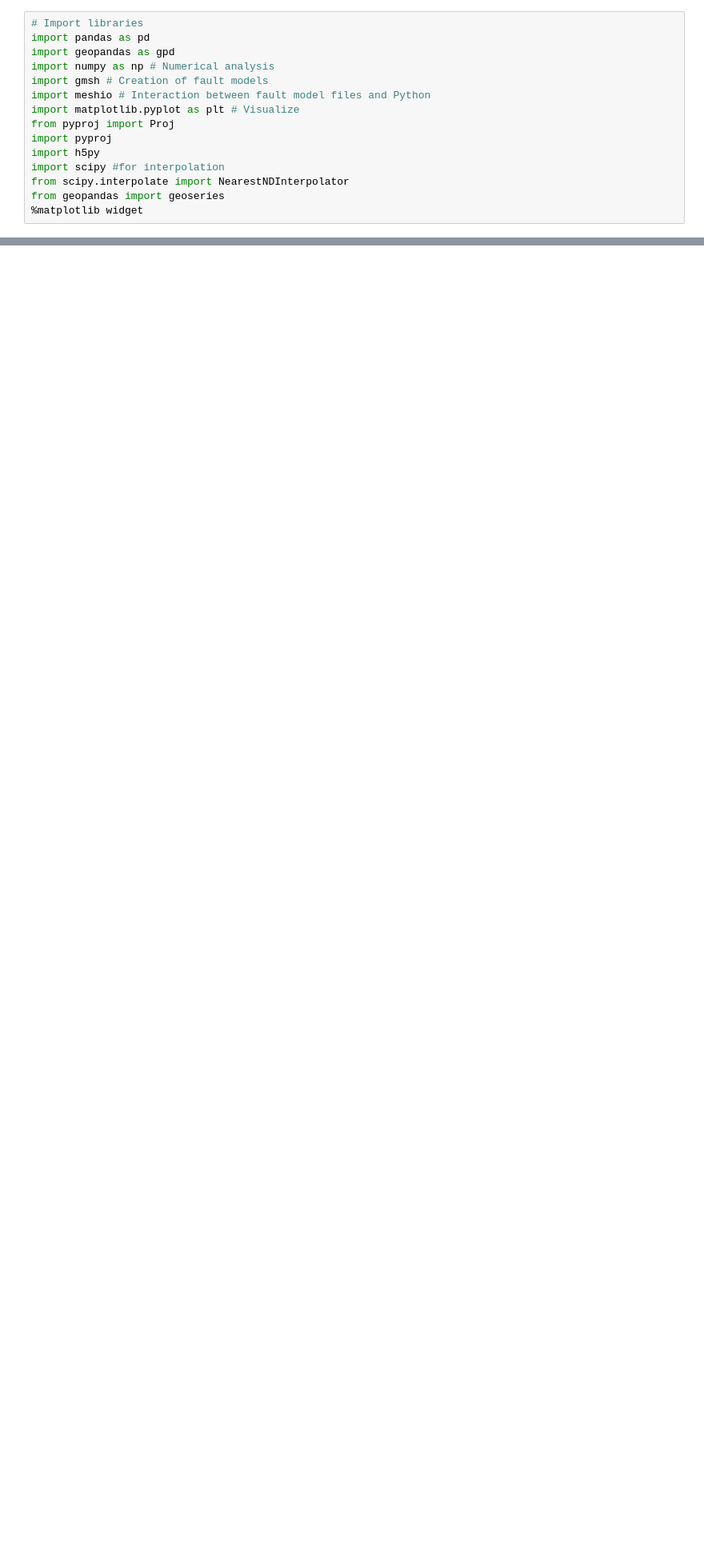
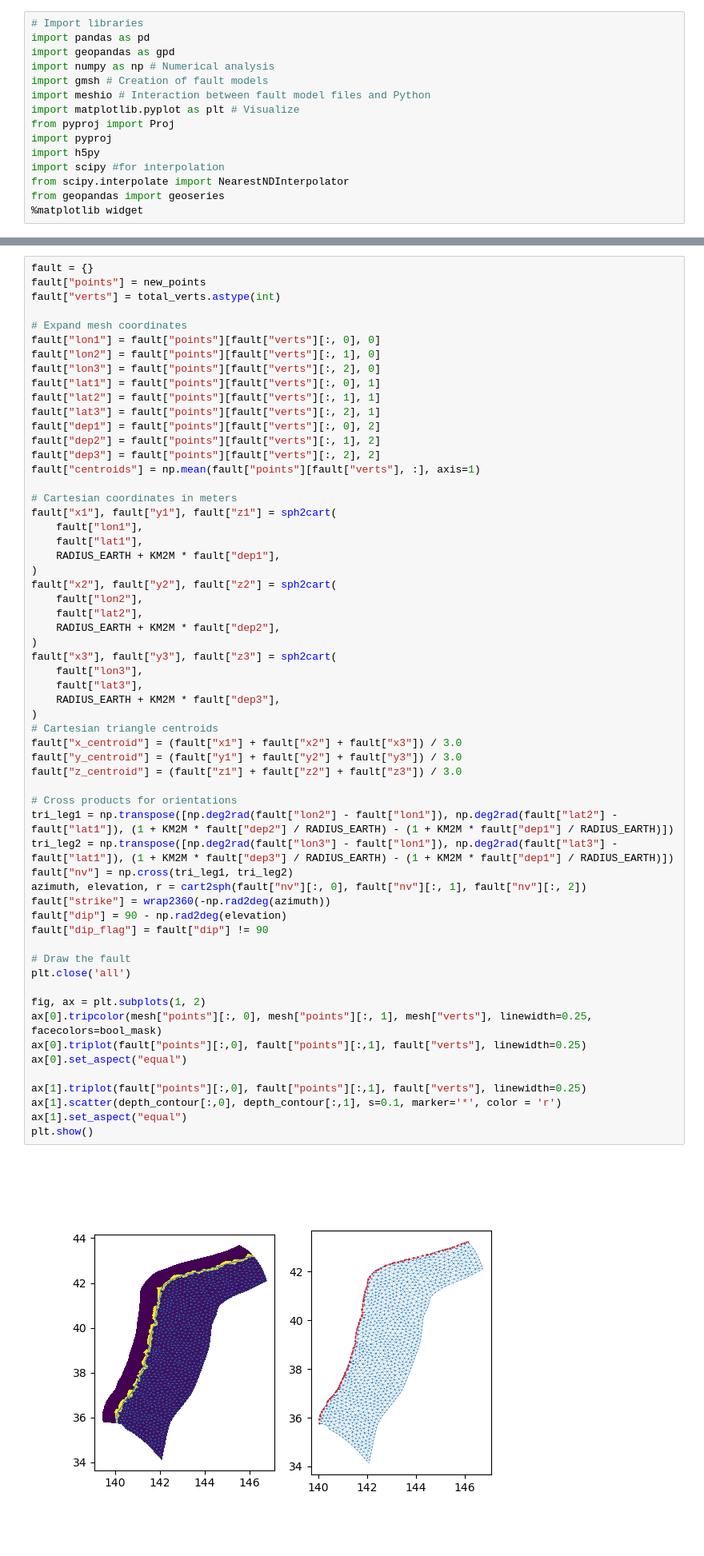
Before and after one commit to e-middleton/Emily_fault_displacement, a Jupyter notebook: CMI.ipynb, the cells around one changed output, grey strips where cells are left out. Shown at 80% size. Drawn from its saved outputs; the diff is of its cells as text; blank space fills up the shorter version.

Commit message:
clipped mesh works, but is not read/saved as a separate file

```diff
--- a/CMI.ipynb
+++ b/CMI.ipynb
@@ -615,0 +658,61 @@ for i in range(len(combo_list[:,0])):
+# %%
+fault = {}
+fault["points"] = new_points
+fault["verts"] = total_verts.astype(int)
+
+# Expand mesh coordinates
+fault["lon1"] = fault["points"][fault["verts"][:, 0], 0]
+fault["lon2"] = fault["points"][fault["verts"][:, 1], 0]
+fault["lon3"] = fault["points"][fault["verts"][:, 2], 0]
+fault["lat1"] = fault["points"][fault["verts"][:, 0], 1]
+fault["lat2"] = fault["points"][fault["verts"][:, 1], 1]
+fault["lat3"] = fault["points"][fault["verts"][:, 2], 1]
+fault["dep1"] = fault["points"][fault["verts"][:, 0], 2]
+fault["dep2"] = fault["points"][fault["verts"][:, 1], 2]
+fault["dep3"] = fault["points"][fault["verts"][:, 2], 2]
+fault["centroids"] = np.mean(fault["points"][fault["verts"], :], axis=1)
+
+# Cartesian coordinates in meters
+fault["x1"], fault["y1"], fault["z1"] = sph2cart(
+    fault["lon1"],
+    fault["lat1"],
+    RADIUS_EARTH + KM2M * fault["dep1"],
+)
+fault["x2"], fault["y2"], fault["z2"] = sph2cart(
+    fault["lon2"],
+    fault["lat2"],
+    RADIUS_EARTH + KM2M * fault["dep2"],
+)
+fault["x3"], fault["y3"], fault["z3"] = sph2cart(
+    fault["lon3"],
+    fault["lat3"],
+    RADIUS_EARTH + KM2M * fault["dep3"],
+)
+# Cartesian triangle centroids
+fault["x_centroid"] = (fault["x1"] + fault["x2"] + fault["x3"]) / 3.0
+fault["y_centroid"] = (fault["y1"] + fault["y2"] + fault["y3"]) / 3.0
+fault["z_centroid"] = (fault["z1"] + fault["z2"] + fault["z3"]) / 3.0
+
+# Cross products for orientations
+tri_leg1 = np.transpose([np.deg2rad(fault["lon2"] - fault["lon1"]), np.deg2rad(fault["lat2"] - fault["lat1"]), (1 + KM2M * fault["dep2"] / RADIUS_EARTH) - (1 + KM2M * fault["dep1"] / RADIUS_EARTH)])
+tri_leg2 = np.transpose([np.deg2rad(fault["lon3"] - fault["lon1"]), np.deg2rad(fault["lat3"] - fault["lat1"]), (1 + KM2M * fault["dep3"] / RADIUS_EARTH) - (1 + KM2M * fault["dep1"] / RADIUS_EARTH)])
+fault["nv"] = np.cross(tri_leg1, tri_leg2)
+azimuth, elevation, r = cart2sph(fault["nv"][:, 0], fault["nv"][:, 1], fault["nv"][:, 2])
+fault["strike"] = wrap2360(-np.rad2deg(azimuth))
+fault["dip"] = 90 - np.rad2deg(elevation)
+fault["dip_flag"] = fault["dip"] != 90
+
+# Draw the fault
+plt.close('all')
+
+fig, ax = plt.subplots(1, 2)
+ax[0].tripcolor(mesh["points"][:, 0], mesh["points"][:, 1], mesh["verts"], linewidth=0.25, facecolors=bool_mask)
+ax[0].triplot(fault["points"][:,0], fault["points"][:,1], fault["verts"], linewidth=0.25)
+ax[0].set_aspect("equal")
+
+ax[1].triplot(fault["points"][:,0], fault["points"][:,1], fault["verts"], linewidth=0.25)
+ax[1].scatter(depth_contour[:,0], depth_contour[:,1], s=0.1, marker='*', color = 'r')
+ax[1].set_aspect("equal")
+plt.show()
+# %% [output]
+[figure, added]
```
Also changed, not shown: parts of 16 cells of this notebook.
